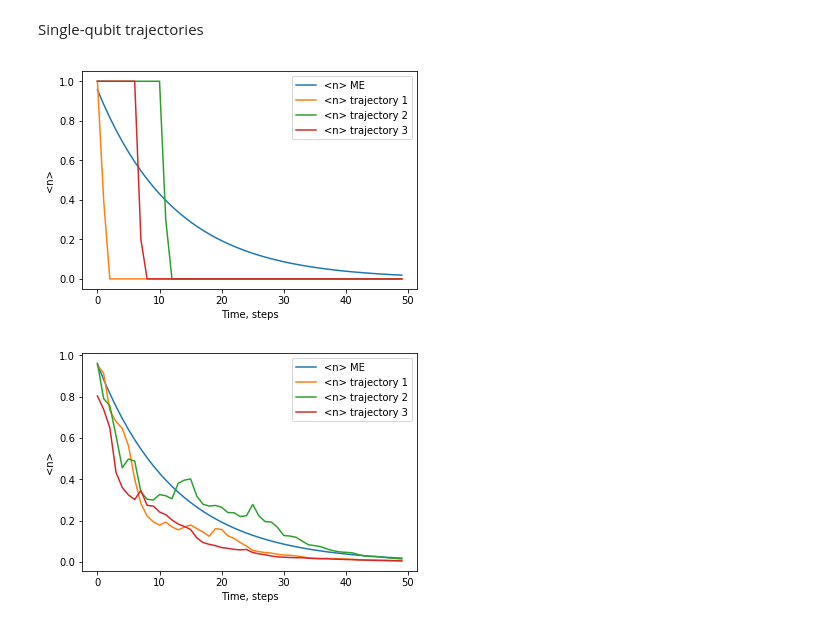
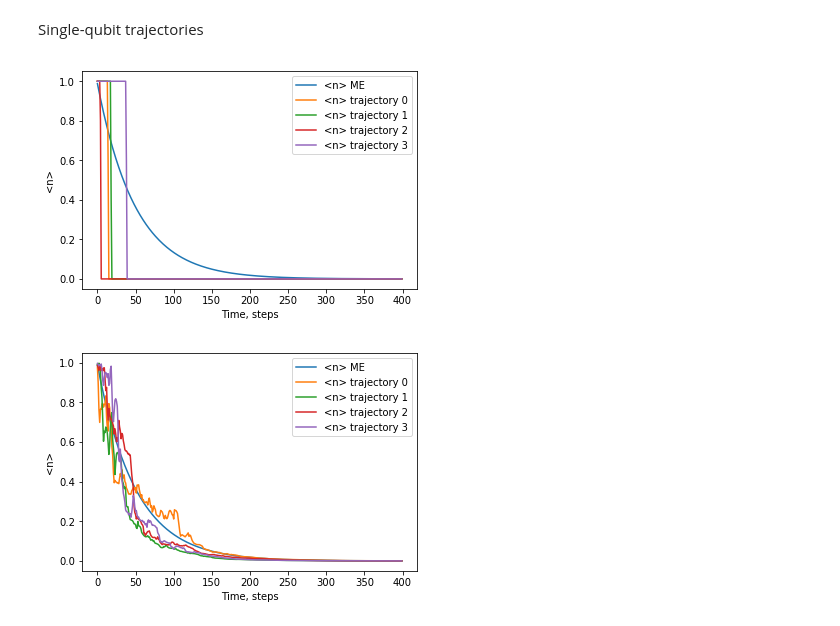
Before and after one commit to ooovector/QuTFyP, a Jupyter notebook: Decay Demonstration.ipynb, the cells around one changed output. Cells and saved outputs as stored; diff of their text form; code cells hidden in the pictures.

```diff
--- a/Decay Demonstration.ipynb
+++ b/Decay Demonstration.ipynb
@@ -30,16 +30,17 @@ qed.couplings = [] # coupling constants between different degrees of freedom
 qed.initialize_operators()
 qed.controls = {}
 qed.minibatch = 100 # number of time steps with a single noise sample and without resampling
-qed.simulation_time = 1.0
-qed.dt = 0.002
+qed.simulation_time = 2.0
+qed.dt = 0.001
+rwa = False
 qed.decoherences = {'qubit_decay':{'measurement_type':'photon-counting',
                           'coupling_type':'a',
                           'rate':4.0,
                           'subsystem_id':0,
                           'record':True,
                           'unmix':True,
-                          'unmix_reference':0.,
-                          'sample_rate':50.,
+                          'unmix_reference':6. if rwa else 0.,
+                          'sample_rate':200.,
                           'noise_spectral_density': np.ones((1,), dtype=qed.rdtype_np)}}
 
 gi = [[1,i] for i in range(qed.ntraj)]  # A list of coordinates to update.
@@ -50,20 +51,20 @@ qed.set_initial_pure_state(gi, gv)
 We watch the system state using observable expectations
 # %%
 qed.expectations = { 'qubit_x': {'unmix':True,
-                          'unmix_reference':6.,
-                          'sample_rate':50.,
-            'observable_vec': lambda x: qed.observable(tf.real(tf.conj(x)*(qed.am(x, ax=0)+qed.ap(x, ax=0)))),
-            'observable_mat': lambda x: qed.observable(tf.real(qed.am_d2(x, ax=0)), mode='mat') },
+                          'unmix_reference':6. if rwa else 0.,
+                          'sample_rate':200.,
+            'observable_vec': lambda x,t: tf.real(qed.am_td_expect(x,t,ax=0)),
+            'observable_mat': lambda x,t: qed.observable(tf.real(qed.am_d2(x, ax=0)), mode='mat') },
                           'qubit_y': {'unmix':True,
-                          'unmix_reference':6.,
-                          'sample_rate':50.,
-            'observable_vec': lambda x: qed.observable(tf.imag(tf.conj(x)*(qed.am(x, ax=0)-qed.ap(x, ax=0)))),
-            'observable_mat': lambda x: qed.observable(tf.imag(qed.am_d2(x, ax=0)), mode='mat') },
+                          'unmix_reference':6. if rwa else 0.,
+                          'sample_rate':200.,
+            'observable_vec': lambda x,t: tf.imag(qed.am_td_expect(x,t,ax=0)),
+            'observable_mat': lambda x,t: qed.observable(tf.imag(qed.am_d2(x, ax=0)), mode='mat') },
                           'qubit_z': {'unmix':True,
                           'unmix_reference':0.,
-                          'sample_rate':50.,
-            'observable_vec': lambda x: qed.observable(tf.real(tf.conj(x)*x*qed.multipliers_sqr_real[0])),
-            'observable_mat': lambda x: qed.observable(tf.real(qed.multipliers_sqr_real[0]*x), mode='mat') }}
+                          'sample_rate':200.,
+            'observable_vec': lambda x,t: qed.observable(tf.real(tf.conj(x)*x*qed.multipliers_sqr_real[0])),
+            'observable_mat': lambda x,t: qed.observable(tf.real(qed.multipliers_sqr_real[0]*x), mode='mat') }}
 # %% [markdown]
 Run simulation
 # %%
@@ -83,29 +84,31 @@ import matplotlib.pyplot as plt
 import qutip
 %matplotlib inline
 plt.plot(np.mean(expectations_mat['qubit_z'], axis=1), label='<n> ME')
-plt.plot(expectations_vec['qubit_z'][:,3], label='<n> trajectory 1')
-plt.plot(expectations_vec['qubit_z'][:,8], label='<n> trajectory 2')
-plt.plot(expectations_vec['qubit_z'][:,10], label='<n> trajectory 3')
+plt.plot(expectations_vec['qubit_z'][:,0], label='<n> trajectory 0')
+plt.plot(expectations_vec['qubit_z'][:,1], label='<n> trajectory 1')
+plt.plot(expectations_vec['qubit_z'][:,2], label='<n> trajectory 2')
+plt.plot(expectations_vec['qubit_z'][:,3], label='<n> trajectory 3')
 plt.legend()
 plt.xlabel('Time, steps')
 plt.ylabel('<n>')
 plt.savefig('Decay demonstration single-photon.png')
 plt.show()
 # %% [output]
-[figure, old version]
+[figure, new version]
 # %%
 import matplotlib.pyplot as plt
 import qutip
 %matplotlib inline
 plt.plot(np.mean(expectations_mat['qubit_z'], axis=1), label='<n> ME')
-plt.plot(expectations_vec_homodyne['qubit_z'][:,89], label='<n> trajectory 1')
-plt.plot(expectations_vec_homodyne['qubit_z'][:,46], label='<n> trajectory 2')
-plt.plot(expectations_vec_homodyne['qubit_z'][:,10], label='<n> trajectory 3')
+plt.plot(expectations_vec_homodyne['qubit_z'][:,0], label='<n> trajectory 0')
+plt.plot(expectations_vec_homodyne['qubit_z'][:,1], label='<n> trajectory 1')
+plt.plot(expectations_vec_homodyne['qubit_z'][:,2], label='<n> trajectory 2')
+plt.plot(expectations_vec_homodyne['qubit_z'][:,3], label='<n> trajectory 3')
 plt.legend()
 plt.xlabel('Time, steps')
 plt.ylabel('<n>')
 
 plt.savefig('Decay demonstration homodyne.png')
 plt.show()
 # %% [output]
-[figure, old version]
+[figure, new version]
```
Also changed, not shown: parts of 8 cells of this notebook, 37 other files.
